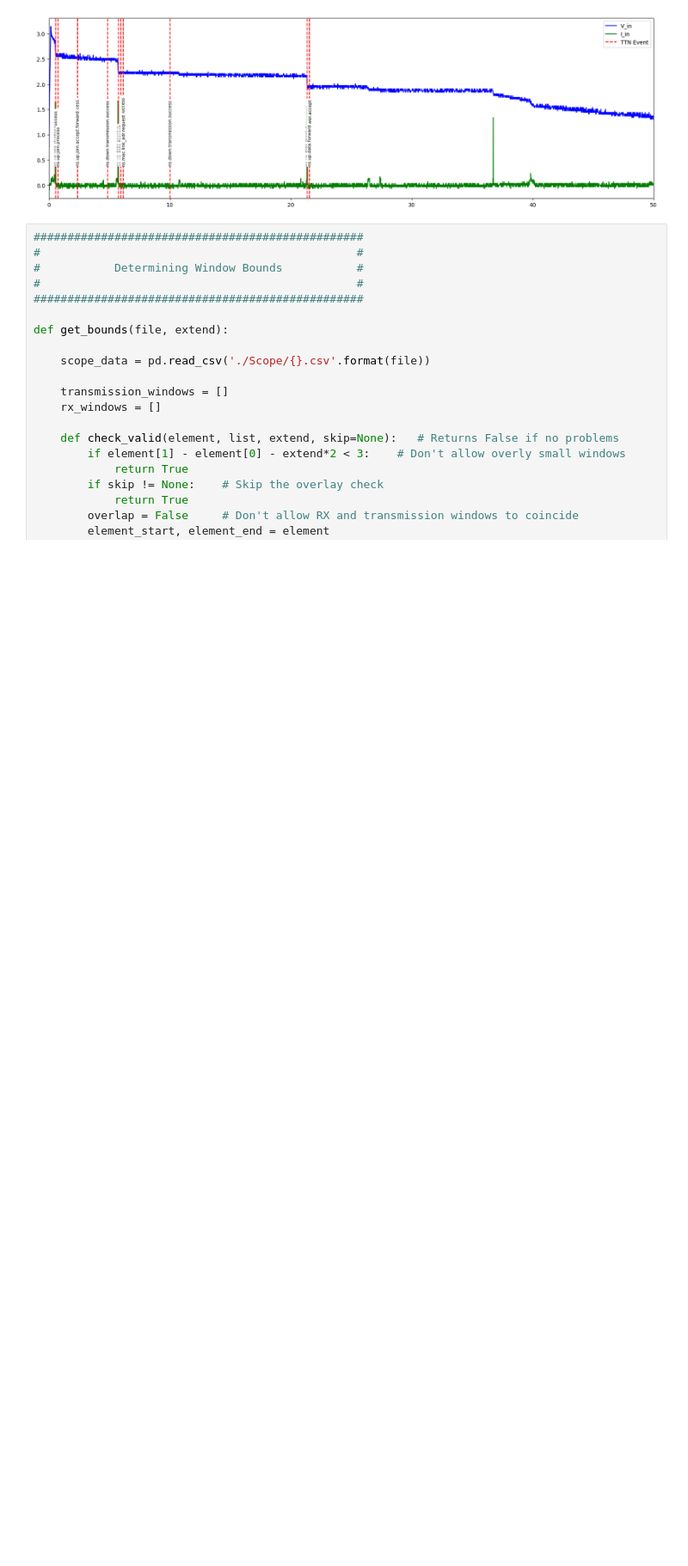
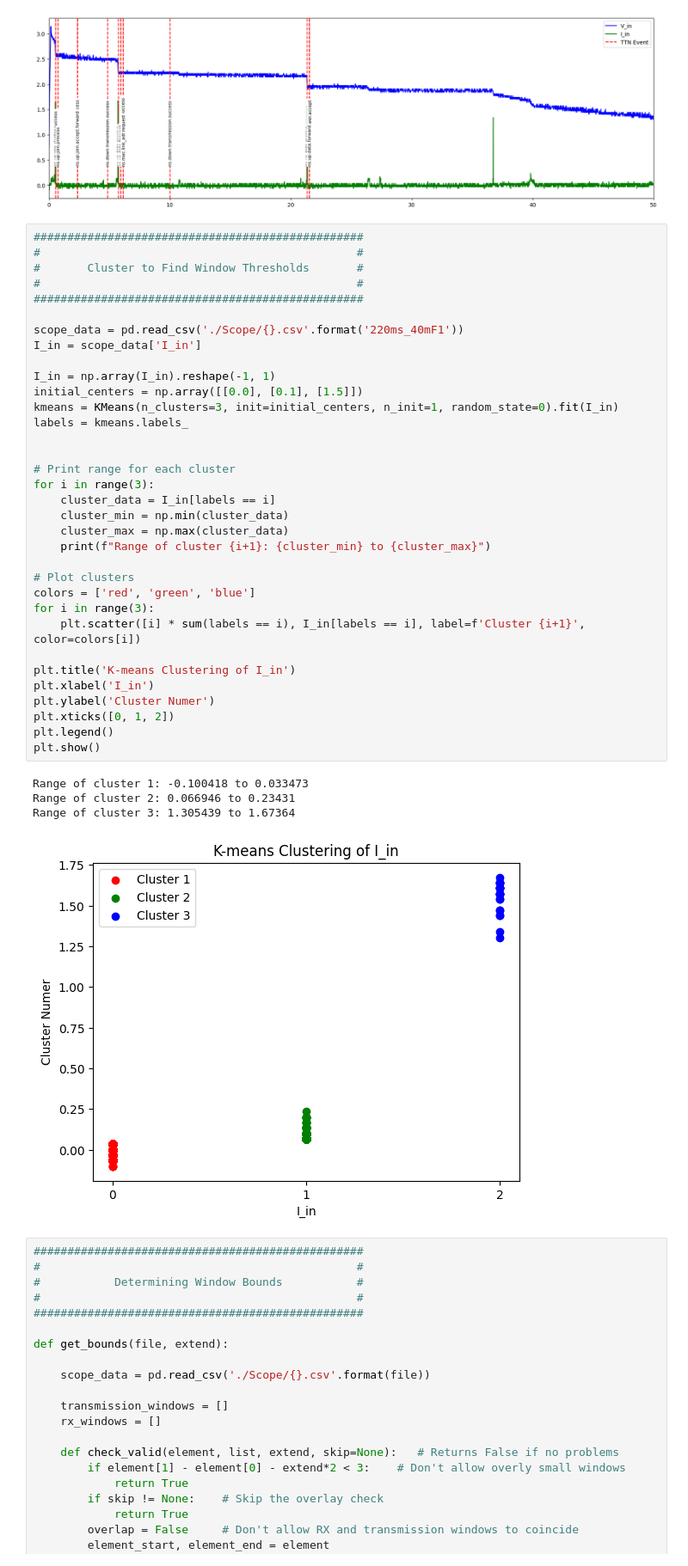
Before and after one commit to caspar/LoRa-Batteryless, a Jupyter notebook: 4-5 _ Cap_After_Vreg/viz.ipynb, the cells around one changed output. Shown: that part at 86% size. Cells and saved outputs as stored; diff of their text form; blank space fills up the shorter version.

Commit message:
Moved clustering to viz file

```diff
--- a/4-5 _ Cap_After_Vreg/viz.ipynb
+++ b/4-5 _ Cap_After_Vreg/viz.ipynb
@@ -59,6 +60,45 @@ plt.legend(loc='upper right')
 plt.show()
 # %% [output]
 [figure]
+# %%
+#################################################
+#                                               #
+#       Cluster to Find Window Thresholds       #
+#                                               #
+#################################################
+
+scope_data = pd.read_csv('./Scope/{}.csv'.format('220ms_40mF1'))
+I_in = scope_data['I_in']
+
+I_in = np.array(I_in).reshape(-1, 1)
+initial_centers = np.array([[0.0], [0.1], [1.5]])
+kmeans = KMeans(n_clusters=3, init=initial_centers, n_init=1, random_state=0).fit(I_in)
+labels = kmeans.labels_
+
+
+# Print range for each cluster
+for i in range(3):
+    cluster_data = I_in[labels == i]
+    cluster_min = np.min(cluster_data)
+    cluster_max = np.max(cluster_data)
+    print(f"Range of cluster {i+1}: {cluster_min} to {cluster_max}")
+
+# Plot clusters
+colors = ['red', 'green', 'blue']
+for i in range(3):
+    plt.scatter([i] * sum(labels == i), I_in[labels == i], label=f'Cluster {i+1}', color=colors[i])
+
+plt.title('K-means Clustering of I_in')
+plt.xlabel('I_in')
+plt.ylabel('Cluster Numer')
+plt.xticks([0, 1, 2])
+plt.legend()
+plt.show()
+# %% [output]
+Range of cluster 1: -0.100418 to 0.033473
+Range of cluster 2: 0.066946 to 0.23431
+Range of cluster 3: 1.305439 to 1.67364
+[figure, added]
 # %%
 #################################################
 #                                               #
```
Also changed, not shown: parts of 2 cells of this notebook.
